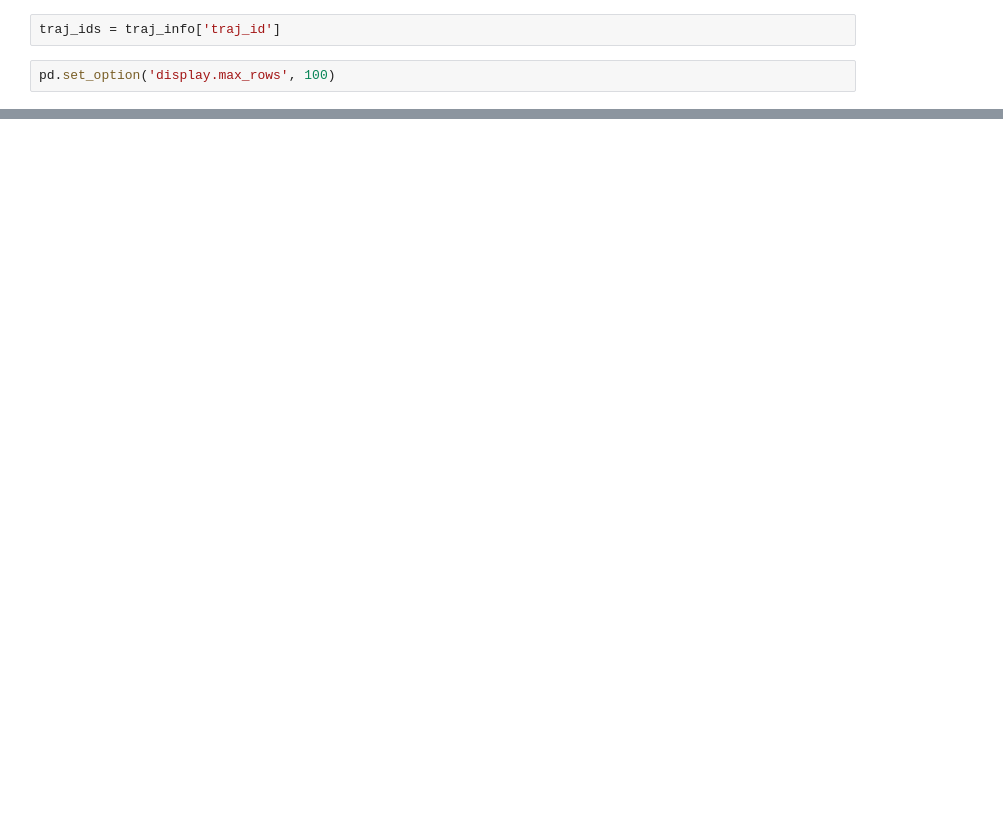
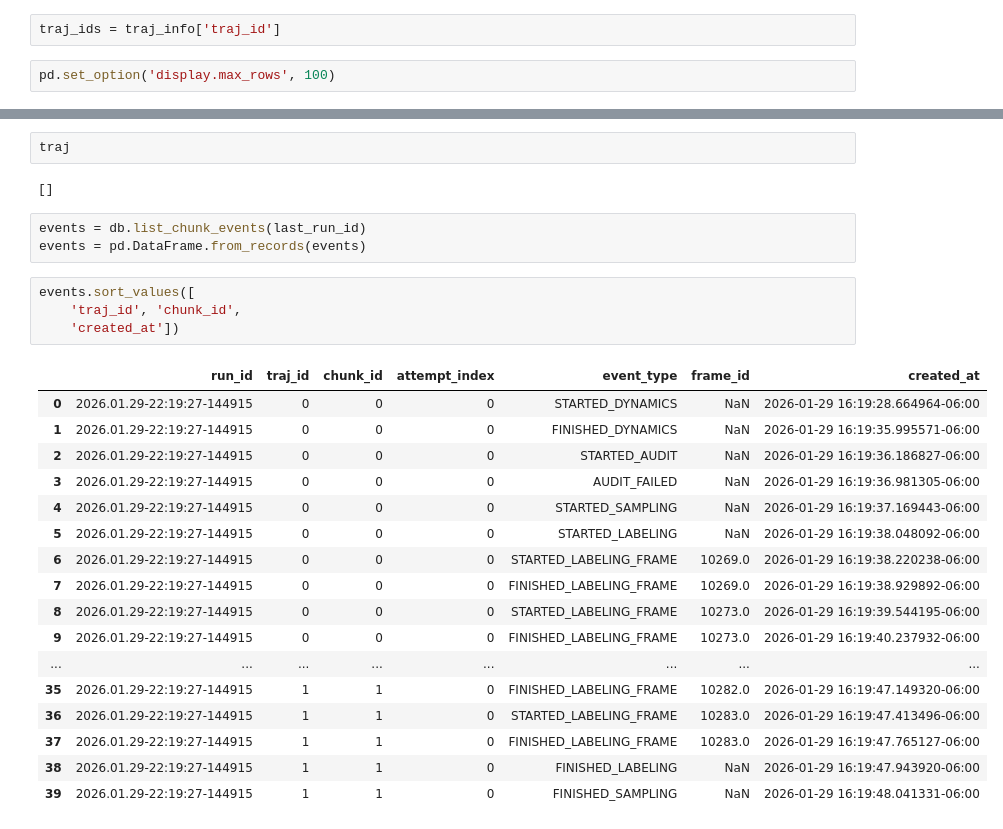
Before and after one commit to globus-labs/cascade, a Jupyter notebook: 3_cascade/1_sanity_check_run.ipynb, the cells around one changed output, grey strips where cells are left out. Cells and saved outputs as stored; diff of their text form; blank space fills up the shorter version.

```diff
--- a/3_cascade/1_sanity_check_run.ipynb
+++ b/3_cascade/1_sanity_check_run.ipynb
@@ -169,0 +139,29 @@ for traj_id in traj_ids:
+# %%
+traj
+# %% [output]
+[]
+# %%
+events = db.list_chunk_events(last_run_id)
+events = pd.DataFrame.from_records(events)
+# %%
+events.sort_values([
+    'traj_id', 'chunk_id',
+    'created_at'])
+# %% [output]
+|  | run_id | traj_id | chunk_id | attempt_index | event_type | frame_id | created_at |
+| 0 | 2026.01.29-22:19:27-144915 | 0 | 0 | 0 | STARTED_DYNAMICS | NaN | 2026-01-29 16:19:28.664964-06:00 |
+| 1 | 2026.01.29-22:19:27-144915 | 0 | 0 | 0 | FINISHED_DYNAMICS | NaN | 2026-01-29 16:19:35.995571-06:00 |
+| 2 | 2026.01.29-22:19:27-144915 | 0 | 0 | 0 | STARTED_AUDIT | NaN | 2026-01-29 16:19:36.186827-06:00 |
+| 3 | 2026.01.29-22:19:27-144915 | 0 | 0 | 0 | AUDIT_FAILED | NaN | 2026-01-29 16:19:36.981305-06:00 |
+| 4 | 2026.01.29-22:19:27-144915 | 0 | 0 | 0 | STARTED_SAMPLING | NaN | 2026-01-29 16:19:37.169443-06:00 |
+| 5 | 2026.01.29-22:19:27-144915 | 0 | 0 | 0 | STARTED_LABELING | NaN | 2026-01-29 16:19:38.048092-06:00 |
+| 6 | 2026.01.29-22:19:27-144915 | 0 | 0 | 0 | STARTED_LABELING_FRAME | 10269.0 | 2026-01-29 16:19:38.220238-06:00 |
+| 7 | 2026.01.29-22:19:27-144915 | 0 | 0 | 0 | FINISHED_LABELING_FRAME | 10269.0 | 2026-01-29 16:19:38.929892-06:00 |
+| 8 | 2026.01.29-22:19:27-144915 | 0 | 0 | 0 | STARTED_LABELING_FRAME | 10273.0 | 2026-01-29 16:19:39.544195-06:00 |
+| 9 | 2026.01.29-22:19:27-144915 | 0 | 0 | 0 | FINISHED_LABELING_FRAME | 10273.0 | 2026-01-29 16:19:40.237932-06:00 |
+| ... | ... | ... | ... | ... | ... | ... | ... |
+| 35 | 2026.01.29-22:19:27-144915 | 1 | 1 | 0 | FINISHED_LABELING_FRAME | 10282.0 | 2026-01-29 16:19:47.149320-06:00 |
+| 36 | 2026.01.29-22:19:27-144915 | 1 | 1 | 0 | STARTED_LABELING_FRAME | 10283.0 | 2026-01-29 16:19:47.413496-06:00 |
+| 37 | 2026.01.29-22:19:27-144915 | 1 | 1 | 0 | FINISHED_LABELING_FRAME | 10283.0 | 2026-01-29 16:19:47.765127-06:00 |
+| 38 | 2026.01.29-22:19:27-144915 | 1 | 1 | 0 | FINISHED_LABELING | NaN | 2026-01-29 16:19:47.943920-06:00 |
+| 39 | 2026.01.29-22:19:27-144915 | 1 | 1 | 0 | FINISHED_SAMPLING | NaN | 2026-01-29 16:19:48.041331-06:00 |
```
Also changed, not shown: parts of 10 cells of this notebook, 4 other files.
